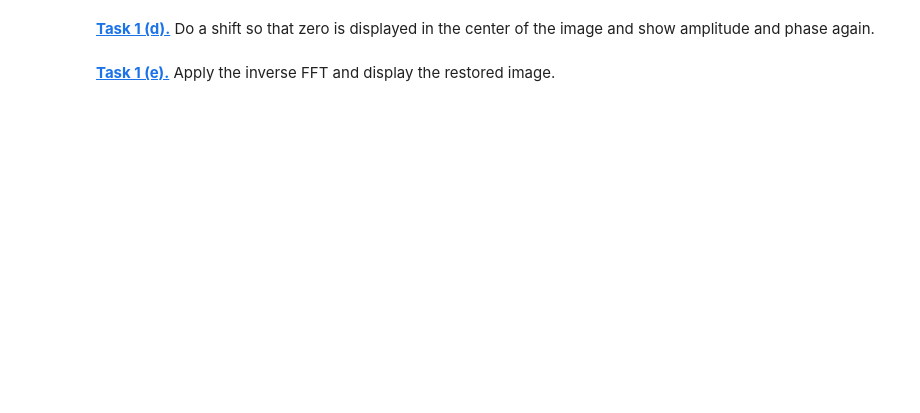
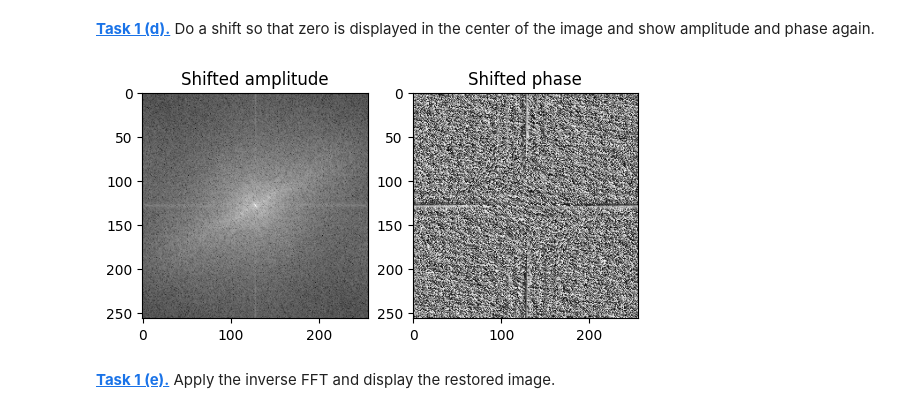
Before and after one commit to vntsslv/mobi-fs5-python, a Jupyter notebook: fourier.ipynb, the cells around one changed output. Saved outputs shown, nothing was run; the diff lists cells and outputs as text; code cells hidden in the pictures; blank space fills up the shorter version.

```diff
--- a/fourier.ipynb
+++ b/fourier.ipynb
@@ -22,4 +46,23 @@ plt.imshow(phase, 'gray')
 # %% [markdown]
 **[Task 1 (d).]()** Do a shift so that zero is displayed in the center of the image and show amplitude and phase again.
+# %%
+cell_ft_shifted = np.fft.fftshift(cell_ft)
+
+amplitude_shifted = np.abs(cell_ft_shifted)
+phase_shifted = np.angle(cell_ft_shifted)
+
+plt.figure()
+
+plt.subplot(1, 2, 1)
+plt.imshow(np.log(amplitude_shifted), cmap='gray')
+plt.title('Shifted amplitude')
+
+plt.subplot(1, 2, 2)
+plt.imshow(phase_shifted, cmap='gray')
+plt.title('Shifted phase')
+
+plt.show()
+# %% [output]
+[figure, added]
 # %% [markdown]
 **[Task 1 (e).]()** Apply the inverse FFT and display the restored image.
```
Also changed, not shown: parts of 22 cells of this notebook.
